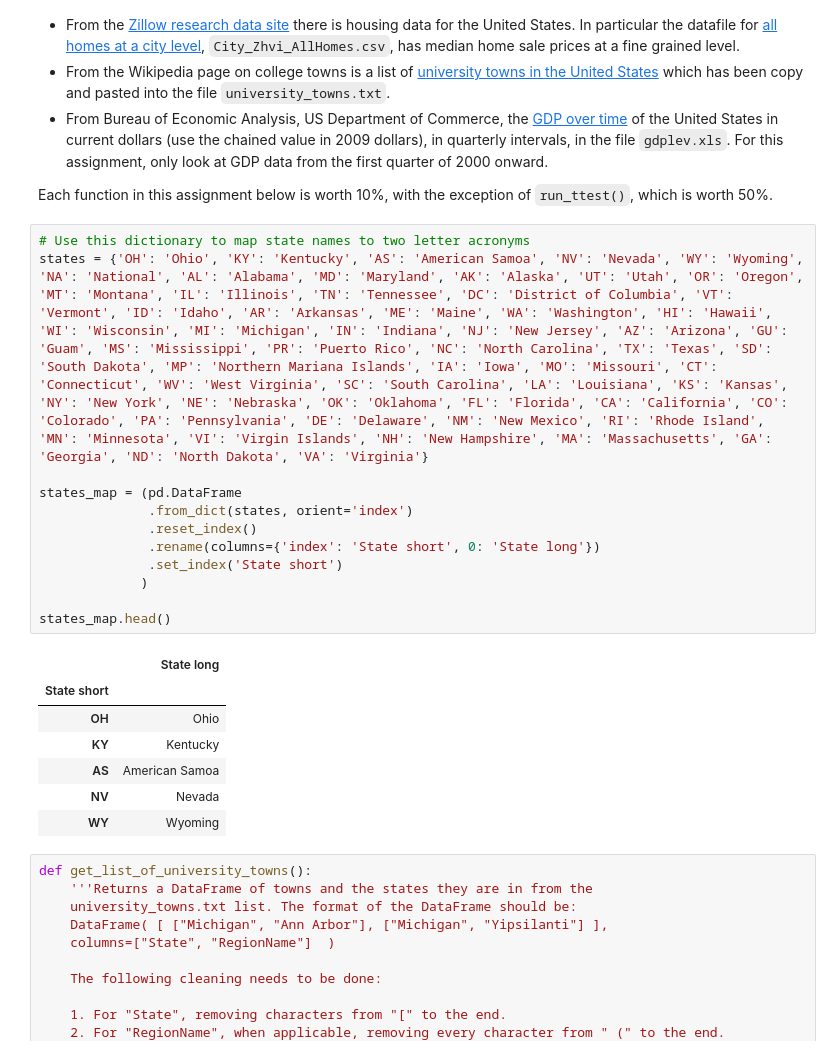
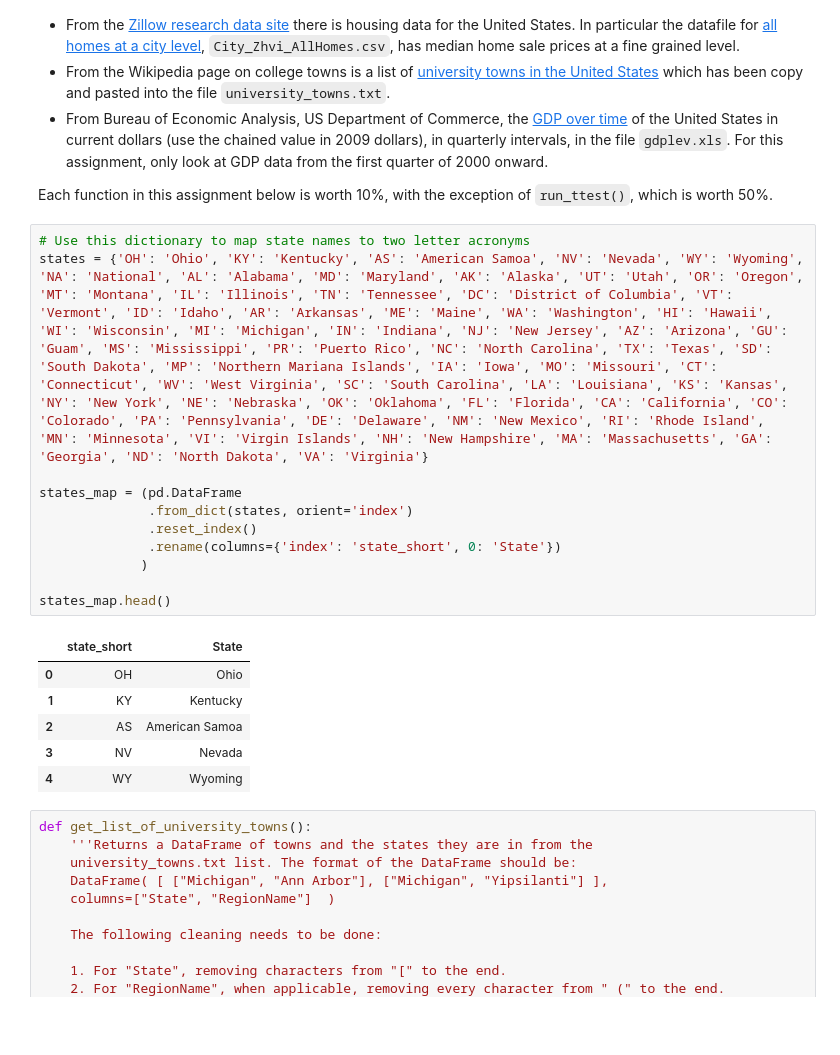
Before and after one commit to bholbein/applied-data-science-with-python, a Jupyter notebook: Introduction/Assignment+4.ipynb, the cells around one changed output. Drawn from its saved outputs; the diff is of its cells as text; blank space fills up the shorter version.

```diff
--- a/Introduction/Assignment+4.ipynb
+++ b/Introduction/Assignment+4.ipynb
@@ -31,23 +31,21 @@
 # %%
 # Use this dictionary to map state names to two letter acronyms
 states = {'OH': 'Ohio', 'KY': 'Kentucky', 'AS': 'American Samoa', 'NV': 'Nevada', 'WY': 'Wyoming', 'NA': 'National', 'AL': 'Alabama', 'MD': 'Maryland', 'AK': 'Alaska', 'UT': 'Utah', 'OR': 'Oregon', 'MT': 'Montana', 'IL': 'Illinois', 'TN': 'Tennessee', 'DC': 'District of Columbia', 'VT': 'Vermont', 'ID': 'Idaho', 'AR': 'Arkansas', 'ME': 'Maine', 'WA': 'Washington', 'HI': 'Hawaii', 'WI': 'Wisconsin', 'MI': 'Michigan', 'IN': 'Indiana', 'NJ': 'New Jersey', 'AZ': 'Arizona', 'GU': 'Guam', 'MS': 'Mississippi', 'PR': 'Puerto Rico', 'NC': 'North Carolina', 'TX': 'Texas', 'SD': 'South Dakota', 'MP': 'Northern Mariana Islands', 'IA': 'Iowa', 'MO': 'Missouri', 'CT': 'Connecticut', 'WV': 'West Virginia', 'SC': 'South Carolina', 'LA': 'Louisiana', 'KS': 'Kansas', 'NY': 'New York', 'NE': 'Nebraska', 'OK': 'Oklahoma', 'FL': 'Florida', 'CA': 'California', 'CO': 'Colorado', 'PA': 'Pennsylvania', 'DE': 'Delaware', 'NM': 'New Mexico', 'RI': 'Rhode Island', 'MN': 'Minnesota', 'VI': 'Virgin Islands', 'NH': 'New Hampshire', 'MA': 'Massachusetts', 'GA': 'Georgia', 'ND': 'North Dakota', 'VA': 'Virginia'}
 
 states_map = (pd.DataFrame
               .from_dict(states, orient='index')
               .reset_index()
-              .rename(columns={'index': 'State short', 0: 'State long'})
-              .set_index('State short')
+              .rename(columns={'index': 'state_short', 0: 'State'})
              )
 
 states_map.head()
 # %% [output]
-|  | State long |
-| State short |  |
-| OH | Ohio |
-| KY | Kentucky |
-| AS | American Samoa |
-| NV | Nevada |
-| WY | Wyoming |
+|  | state_short | State |
+| 0 | OH | Ohio |
+| 1 | KY | Kentucky |
+| 2 | AS | American Samoa |
+| 3 | NV | Nevada |
+| 4 | WY | Wyoming |
 # %%
 def get_list_of_university_towns():
     '''Returns a DataFrame of towns and the states they are in from the
```
Also changed, not shown: parts of 6 cells of this notebook, 1 other file.
